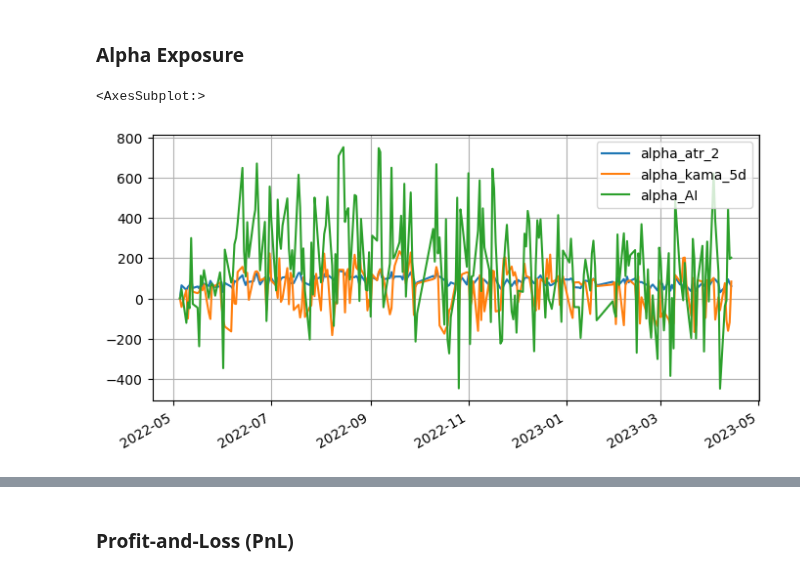
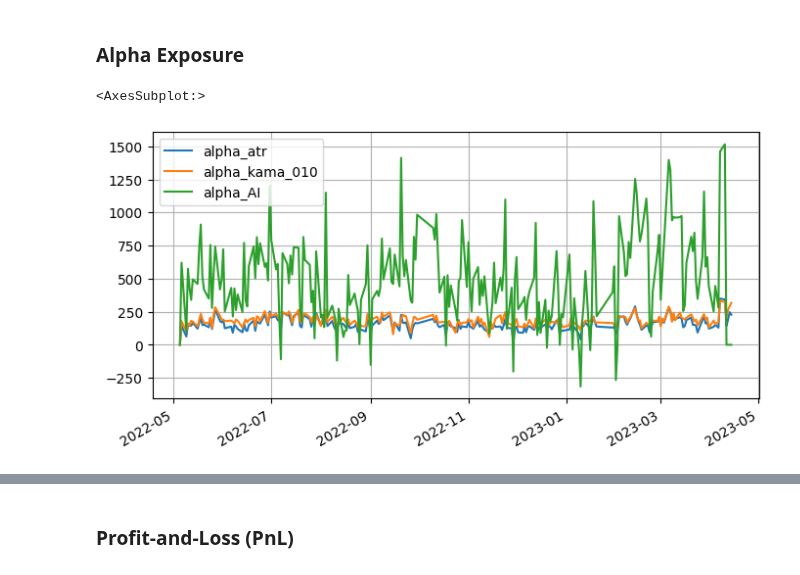
Before and after one commit to JiaRuiming-1/AI-Trading, a Jupyter notebook: P7_Backtesting/Backtest_Real.ipynb, the cells around one changed output, grey strips where cells are left out. Saved outputs shown, nothing was run; the diff lists cells and outputs as text; code cells hidden in the pictures.

```diff
--- a/P7_Backtesting/Backtest_Real.ipynb
+++ b/P7_Backtesting/Backtest_Real.ipynb
@@ -132,7 +132,7 @@ dtype: float64
 # %%
 from scipy.stats import zscore
 base_field = ['ts_code','trade_date','name', 'industry', 'close', 'log-ret']
-alpha_field = ['alpha_atr_2', 'alpha_kama_5d', 'alpha_AI']
+alpha_field = ['alpha_atr', 'alpha_010', 'alpha_AI']
 date_and_code = [ 'trade_date','ts_code', 'returns_2']
 
 calendar = all_factors.trade_date.unique() # int64
@@ -255,5 +255,5 @@ return date 20220505
 # %%
 # check estimate risk at spicified time
-h=np.array([1]*60)
+h=np.array([1]*107)
 (np.dot(h, variance_i).dot(h.T))** 0.5
 # %% [output]
@@ -288,7 +288,7 @@ pca window_len is 19
 #'alpha_atr_2', 'alpha_kama_5d', 'alpha_AI'
 all_factors['date'] = pd.to_datetime(all_factors['trade_date'], format='%Y%m%d')
 alpha_df = all_factors.drop(columns=['returns_2']).set_index(['date', 'ts_code'])
-alpha_df['alpha_all'] = 0.05 * alpha_df['alpha_atr_2'] + 0.05*alpha_df['alpha_kama_5d'] + 0.9*alpha_df['alpha_AI']
+alpha_df['alpha_all'] = 0.2 * alpha_df['alpha_atr'] + 0.01*alpha_df['alpha_010'] + 0.8*alpha_df['alpha_AI']
 alpha_df = alpha_df.sort_values(by=['date'])
 print(max(alpha_df['alpha_all']), min(alpha_df['alpha_all']))
 # %% [output]
@@ -300,20 +300,20 @@ print(max(alpha_df['alpha_all']), min(alpha_df['alpha_all']))
 - aversion expressed a risk rescale weights
 # %%
 # the lambda expressed a transaction costs weights
-def get_obj_func(h0, variance, alpha, Lambda=5e-3, aversion=0.6):
+def get_obj_func(h0, variance, alpha, Lambda=5e-3, aversion=0.5):
     def obj_func(h):
         #f = 0.5 * aversion * np.dot(h, variance).dot(h.T) - aversion * np.matmul(h, alpha) + np.dot((h-h0)**2, Lambda)
         f =  - np.matmul(h, alpha) \
-             + aversion * (np.dot(h, variance).dot(h.T)) / 19 \
+             + aversion * (np.dot(h, variance).dot(h.T)) / 252/19 \
              #+ Lambda * abs((h-h0)).sum()
         return f
     return obj_func
 
-def get_grad_func(h0, variance, alpha, Lambda=5e-3, aversion=0.6):
+def get_grad_func(h0, variance, alpha, Lambda=5e-3, aversion=0.5):
     def grad_func(h):
         #f_hat =  aversion * np.dot(variance, h) - aversion * alpha + 2 * Lambda * (h-h0)
         f_hat =  - alpha  \
-                + aversion * np.dot(variance, h) / 19 \
+                + aversion * np.dot(variance, h) / 252/19 \
                 #+ Lambda
         return f_hat
     return grad_func
@@ -431,36 +427,36 @@ def colnames(B):
         return B.design_info.column_names
     if type(B) == pandas.core.frame.DataFrame:
         return B.columns.tolist()
     return None
 
 def get_B_alpha(universe):
     alpha_factors = factors_from_names(list(universe),'alpha_')
     formula = get_formula(alpha_factors, "returns_2")
     outcome, B_alpha = patsy.dmatrices(formula, universe)
     return B_alpha
 
 alpha_df_ = alpha_df.merge(all_factors[['trade_date','ts_code','returns_2']], on=['trade_date','ts_code'], how='left')
 calendar = alpha_df.trade_date.unique()
 alpha_exposure_df = pd.DataFrame()
 alpha_exposures = {}
 for ii, dt in enumerate(calendar):
-    alpha_df_i = alpha_df_.loc[alpha_df_.trade_date==dt][['trade_date','ts_code','alpha_atr_2', 'alpha_kama_5d', 'alpha_AI', 'returns_2']]
+    alpha_df_i = alpha_df_.loc[alpha_df_.trade_date==dt][['trade_date','ts_code','alpha_atr', 'alpha_010', 'alpha_AI', 'returns_2']]
     h_opt_i = h_privious_list[ii]
     B_alpha = get_B_alpha(alpha_df_i)
 
     # alpha_df['alpha_all'] = 0.7 * alpha_df['alpha_AI'] + 0.3*alpha_df['alpha_149'] + 0.1*alpha_df['alpha_010']
     B_alpha = B_alpha * [[0.1, 0.1, 0.8]] #* len(alpha_df_.ts_code.unique())
     #alpha_exposure = pd.Series(np.matmul(B_alpha.transpose(), h_opt_i), index=colnames(B_alpha))
-    alpha_exposure = pd.Series(np.matmul(B_alpha.transpose(), h_opt_i), index=['alpha_atr_2', 'alpha_kama_5d', 'alpha_AI'])
+    alpha_exposure = pd.Series(np.matmul(B_alpha.transpose(), h_opt_i), index=['alpha_atr', 'alpha_kama_010', 'alpha_AI'])
     alpha_exposures[dt] = alpha_exposure
     alpha_exposure_df = pd.concat([alpha_exposure_df,alpha_exposure], axis=1)
 
 alpha_exposure_df = alpha_exposure_df.T.reset_index(drop=True)
 alpha_exposure_df.set_index(pd.to_datetime(calendar, format='%Y%m%d'), inplace=True)
 alpha_exposure_df.plot(grid=True)
 # %% [output]
 <AxesSubplot:>
-[figure, old version]
+[figure, new version]
 # %%
 transaction_costs = []
 Lambda = 1e-3
```
Also changed, not shown: parts of 17 cells of this notebook.
